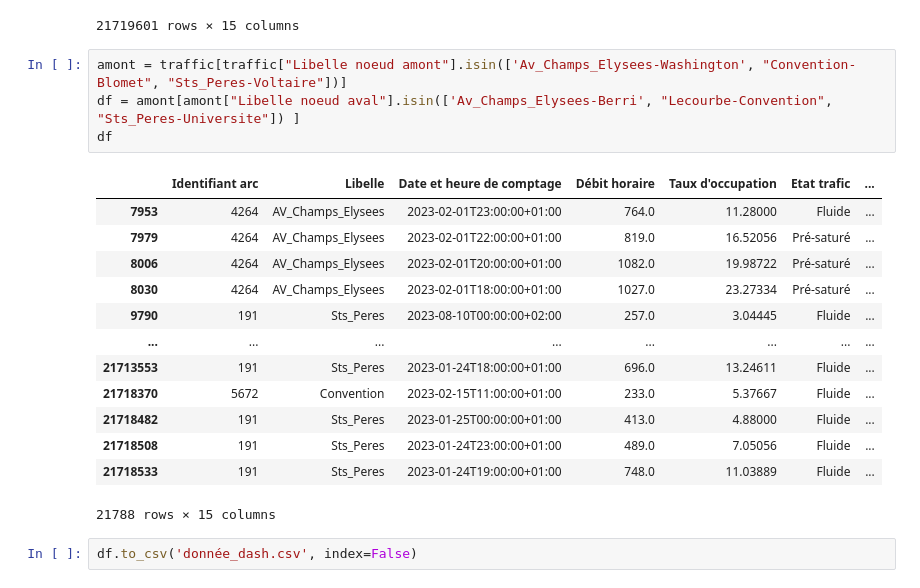
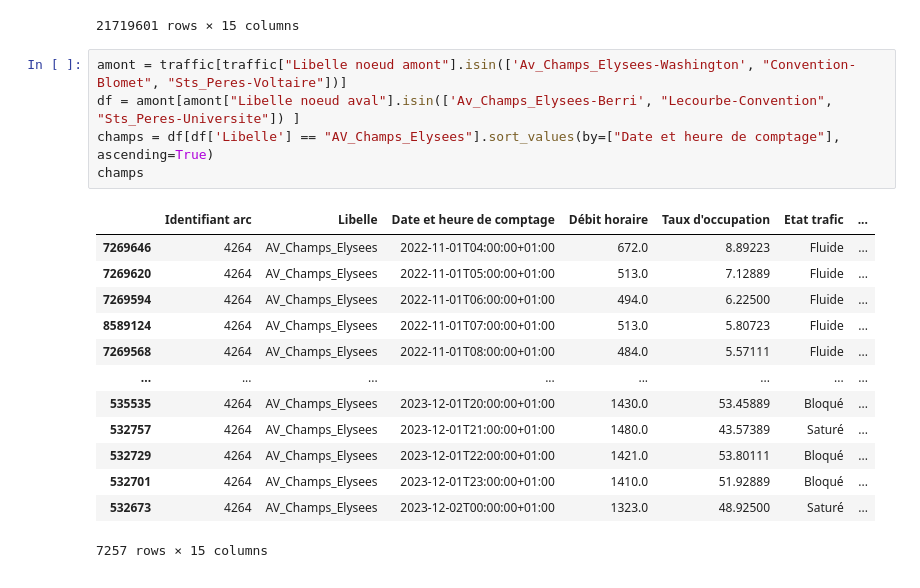
Before and after one commit to Behachee/Road-Traffic-Prediction-Paris, a Jupyter notebook: dashboard.ipynb, the cells around one changed output. Drawn from its saved outputs; the diff is of its cells as text.

```diff
--- a/dashboard.ipynb
+++ b/dashboard.ipynb
@@ -24,20 +24,19 @@ traffic
 # %%
 amont = traffic[traffic["Libelle noeud amont"].isin(['Av_Champs_Elysees-Washington', "Convention-Blomet", "Sts_Peres-Voltaire"])]
 df = amont[amont["Libelle noeud aval"].isin(['Av_Champs_Elysees-Berri', "Lecourbe-Convention", "Sts_Peres-Universite"]) ]
-df
+champs = df[df['Libelle'] == "AV_Champs_Elysees"].sort_values(by=["Date et heure de comptage"], ascending=True)
+champs
 # %% [output]
 |  | Identifiant arc | Libelle | Date et heure de comptage | Débit horaire | Taux d'occupation | Etat trafic | ... |
-| 7953 | 4264 | AV_Champs_Elysees | 2023-02-01T23:00:00+01:00 | 764.0 | 11.28000 | Fluide | ... |
-| 7979 | 4264 | AV_Champs_Elysees | 2023-02-01T22:00:00+01:00 | 819.0 | 16.52056 | Pré-saturé | ... |
-| 8006 | 4264 | AV_Champs_Elysees | 2023-02-01T20:00:00+01:00 | 1082.0 | 19.98722 | Pré-saturé | ... |
-| 8030 | 4264 | AV_Champs_Elysees | 2023-02-01T18:00:00+01:00 | 1027.0 | 23.27334 | Pré-saturé | ... |
-| 9790 | 191 | Sts_Peres | 2023-08-10T00:00:00+02:00 | 257.0 | 3.04445 | Fluide | ... |
+| 7269646 | 4264 | AV_Champs_Elysees | 2022-11-01T04:00:00+01:00 | 672.0 | 8.89223 | Fluide | ... |
+| 7269620 | 4264 | AV_Champs_Elysees | 2022-11-01T05:00:00+01:00 | 513.0 | 7.12889 | Fluide | ... |
+| 7269594 | 4264 | AV_Champs_Elysees | 2022-11-01T06:00:00+01:00 | 494.0 | 6.22500 | Fluide | ... |
+| 8589124 | 4264 | AV_Champs_Elysees | 2022-11-01T07:00:00+01:00 | 513.0 | 5.80723 | Fluide | ... |
+| 7269568 | 4264 | AV_Champs_Elysees | 2022-11-01T08:00:00+01:00 | 484.0 | 5.57111 | Fluide | ... |
 | ... | ... | ... | ... | ... | ... | ... | ... |
-| 21713553 | 191 | Sts_Peres | 2023-01-24T18:00:00+01:00 | 696.0 | 13.24611 | Fluide | ... |
-| 21718370 | 5672 | Convention | 2023-02-15T11:00:00+01:00 | 233.0 | 5.37667 | Fluide | ... |
-| 21718482 | 191 | Sts_Peres | 2023-01-25T00:00:00+01:00 | 413.0 | 4.88000 | Fluide | ... |
-| 21718508 | 191 | Sts_Peres | 2023-01-24T23:00:00+01:00 | 489.0 | 7.05056 | Fluide | ... |
-| 21718533 | 191 | Sts_Peres | 2023-01-24T19:00:00+01:00 | 748.0 | 11.03889 | Fluide | ... |
+| 535535 | 4264 | AV_Champs_Elysees | 2023-12-01T20:00:00+01:00 | 1430.0 | 53.45889 | Bloqué | ... |
+| 532757 | 4264 | AV_Champs_Elysees | 2023-12-01T21:00:00+01:00 | 1480.0 | 43.57389 | Saturé | ... |
+| 532729 | 4264 | AV_Champs_Elysees | 2023-12-01T22:00:00+01:00 | 1421.0 | 53.80111 | Bloqué | ... |
+| 532701 | 4264 | AV_Champs_Elysees | 2023-12-01T23:00:00+01:00 | 1410.0 | 51.92889 | Bloqué | ... |
+| 532673 | 4264 | AV_Champs_Elysees | 2023-12-02T00:00:00+01:00 | 1323.0 | 48.92500 | Saturé | ... |
-21788 rows × 15 columns
+7257 rows × 15 columns
-# %%
-df.to_csv('donnée_dash.csv', index=False)
```
Also changed, not shown: parts of 2 cells of this notebook, 2 other files.
